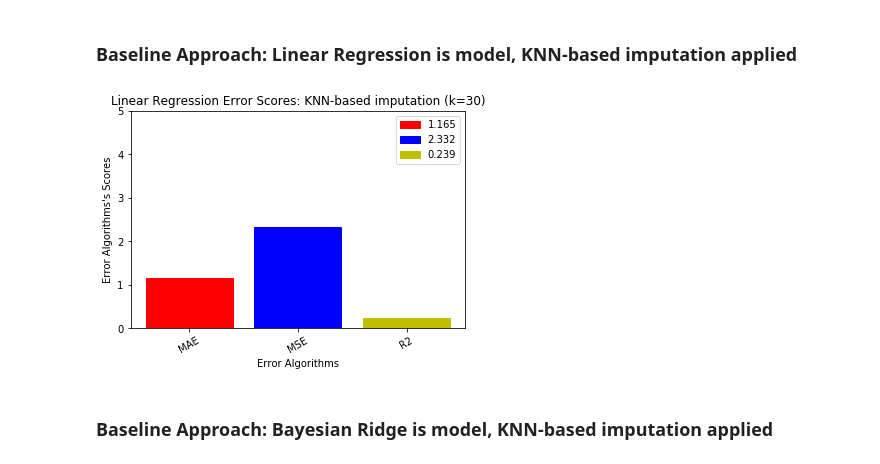
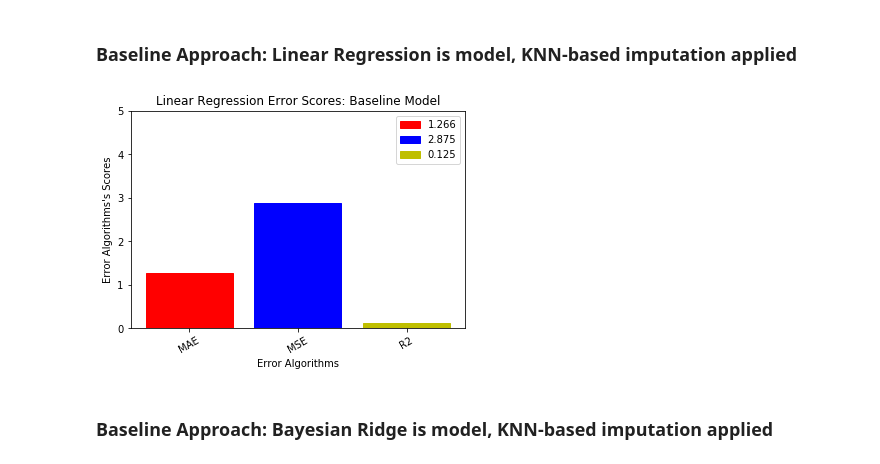
Before and after one commit to ali0jn/Algology, a Jupyter notebook: Data Analysis.ipynb, the cells around one changed output. Drawn from its saved outputs; the diff is of its cells as text; code cells hidden in the pictures.

```diff
--- a/Data Analysis.ipynb
+++ b/Data Analysis.ipynb
@@ -58,15 +53,8 @@ plotErrorScores(mae, mse, r2, 'LinearRegression error scores (baseline app, nan
 # %% [markdown]
 ### Baseline Approach: Linear Regression is model, KNN-based imputation applied
-# %%
-pipe_lr_knn = make_pipeline(StandardScaler(), LinearRegression(n_jobs=-1))
-X_train, X_test, y_train, y_test = train_test_split(imputed_X, imputed_y, random_state=0, stratify=y, test_size=0.3)
-pipe_lr_knn.fit(X_train, y_train)
-y_pred = pipe_lr_knn.predict(X_test)
-mae = round(mean_absolute_error(y_test, y_pred),3)
-mse = round(mean_squared_error(y_test, y_pred),3)
-r2 = round(r2_score(y_test, y_pred),3)
-plotErrorScores(mae, mse, r2, 'LinearRegression, error scores (baseline app, knn imputation)', 'Linear Regression Error Scores: KNN-based imputation (k=30)')
-# %% [output]
-[figure, removed]
+# %%
+plot_baseline(LinearRegression(n_jobs=-1), 'LinearRegression, error scores (baseline model)', 'Linear Regression Error Scores: Baseline Model')
+# %% [output]
+[figure, added]
 # %% [markdown]
 ### Baseline Approach: Bayesian Ridge is model, KNN-based imputation applied
```
Also changed, not shown: parts of 34 cells of this notebook, 30 other files.
